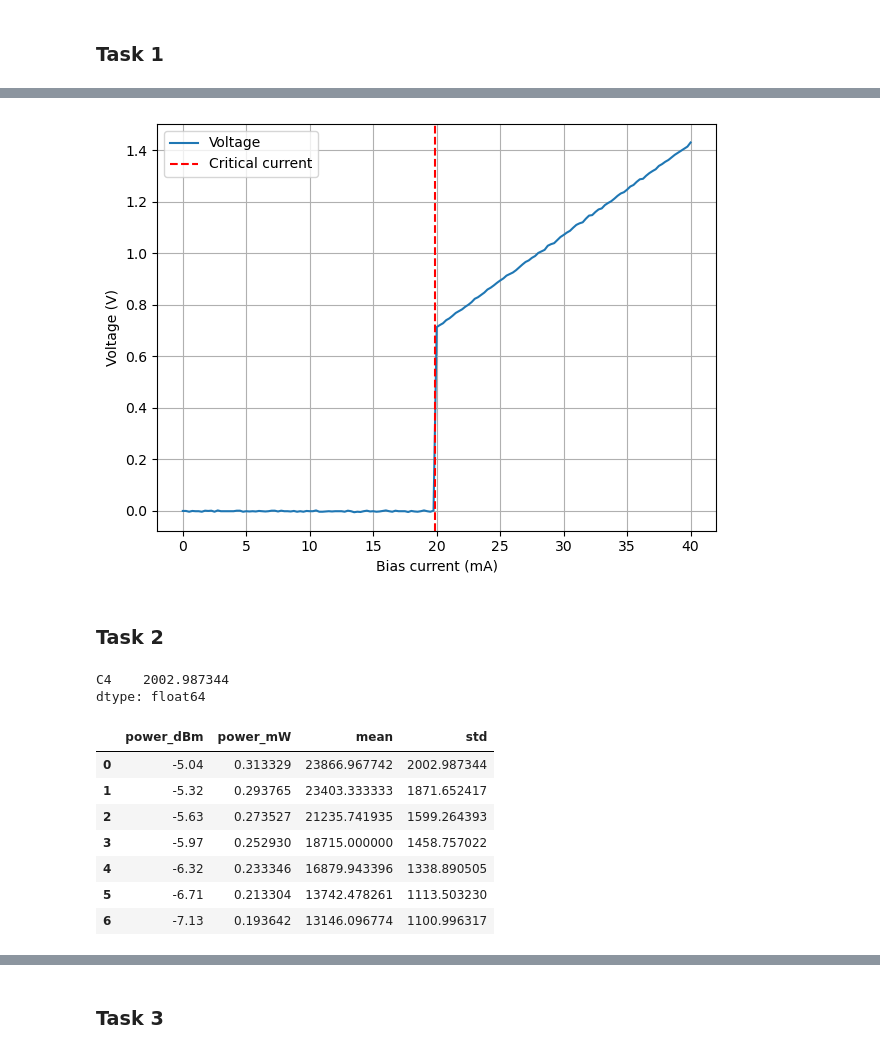
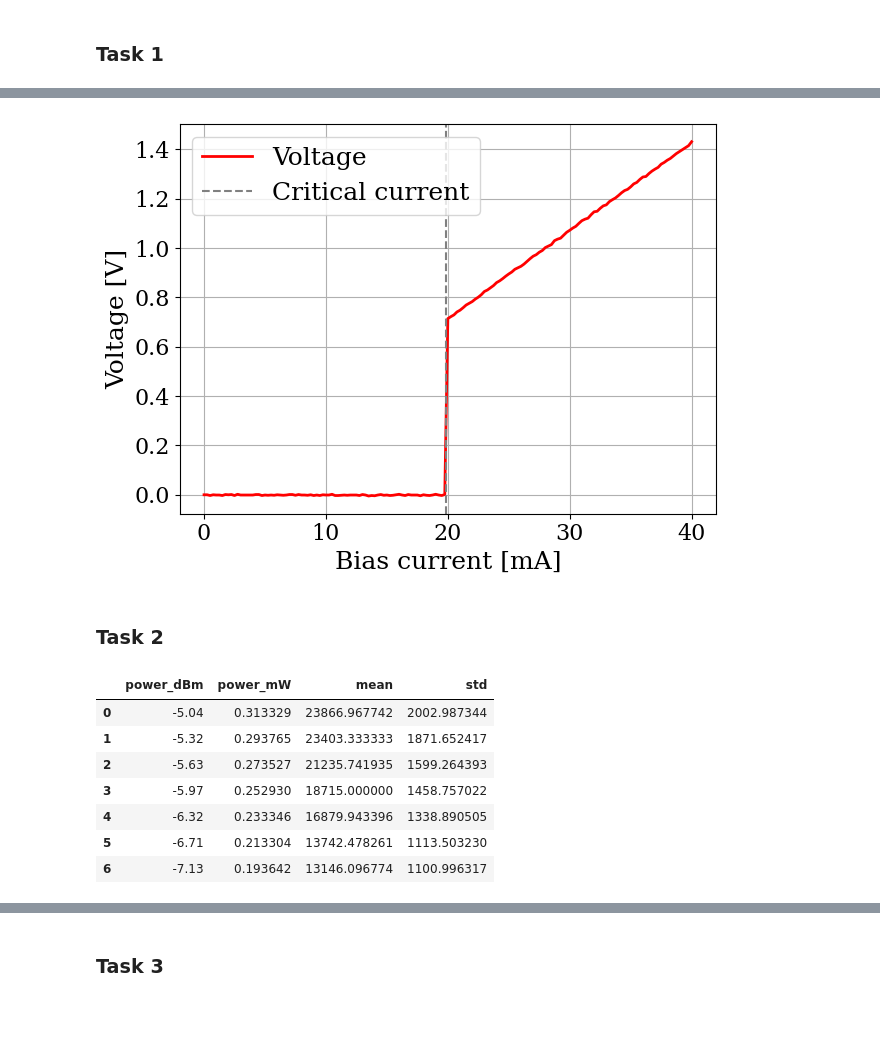
Before and after one commit to ermas3/SNSPD, a Jupyter notebook: data_analysis.ipynb, the cells around one changed output, grey strips where cells are left out. Saved outputs shown, nothing was run; the diff lists cells and outputs as text; code cells hidden in the pictures; blank space fills up the shorter version.

```diff
--- a/data_analysis.ipynb
+++ b/data_analysis.ipynb
@@ -5,3 +1,19 @@ import pandas as pd
+# %%
+import matplotlib.pyplot as plt
+import matplotlib as mpl
+import numpy as np
+import pandas as pd
+from scipy.optimize import curve_fit
+from scipy.stats import norm
+import os
+
+mpl.rcParams['xtick.labelsize'] = 16
+mpl.rcParams['ytick.labelsize'] = 16
+mpl.rcParams['axes.labelsize'] = 18
+mpl.rcParams['axes.titlesize'] = 24
+plt.rcParams['legend.fontsize'] = 18
+
+mpl.rcParams['font.family'] = 'serif'
 # %% [markdown]
 ### Task 1
 # %%
@@ -85,20 +71,18 @@ Total counts in 650 nm:  116023
 # %%
+I_c = (20 + 19.75)/2
+
 # Plot BV5 as function of BC for no_light case
-plt.plot(cr_no_light["BC"], cr_no_light["BV5"], label="Voltage")
-plt.xlabel("Bias current (mA)")
-plt.ylabel("Voltage (V)")
+plt.plot(cr_no_light["BC"], cr_no_light["BV5"], label="Voltage", linewidth=2, color = 'red')
+plt.xlabel("Bias current [mA]")
+plt.ylabel("Voltage [V]")
 plt.legend()
 plt.grid()
 plt.tight_layout()
-
-I_c = (20 + 19.75)/2
-
-plt.axvline(x=I_c, color='r', linestyle='--', label="Critical current")
+plt.axvline(x=I_c, color='grey', linestyle='--', label="Critical current")
 plt.legend()
-
 plt.show()
 # %% [output]
-[figure, old version]
+[figure, new version]
 # %% [markdown]
 ### Task 2
 # %%
@@ -106,29 +90,17 @@ power_file_names = ["5-04", "5-32", "5-63", "5-97", "6-32", "6-71", "7-13"]
 power_levels_dBm = np.array([-5.04, -5.32, -5.63, -5.97, -6.32, -6.71, -7.13])
 power_levels_mW = 10**(power_levels_dBm/10)
 
-
-power504 = pd.read_csv('data/5-04dBm.txt', sep='\t', skiprows=9)
-
-power504 = power504[["C4"]]
-# mean and std
-mean = power504.mean()
-std = power504.std()
-
-print(std)
-
 count_data = pd.DataFrame(columns=["power_dBm", "power_mW", "mean", "std"])
 for i, filename in enumerate(power_file_names):
     count_data_file = pd.read_csv('data/' + filename + 'dBm.txt', sep='\t', skiprows=9)
     count_data_file = count_data_file[["C4"]]
-    # mean and std as floats
+
     mean = float(count_data_file.mean())
     std = float(count_data_file.std())
     count_data.loc[i] = [power_levels_dBm[i], power_levels_mW[i], mean, std]
 
 count_data
 # %% [output]
-C4    2002.987344
-dtype: float64
 |  | power_dBm | power_mW | mean | std |
 | 0 | -5.04 | 0.313329 | 23866.967742 | 2002.987344 |
 | 1 | -5.32 | 0.293765 | 23403.333333 | 1871.652417 |
```
Also changed, not shown: parts of 9 cells of this notebook.
